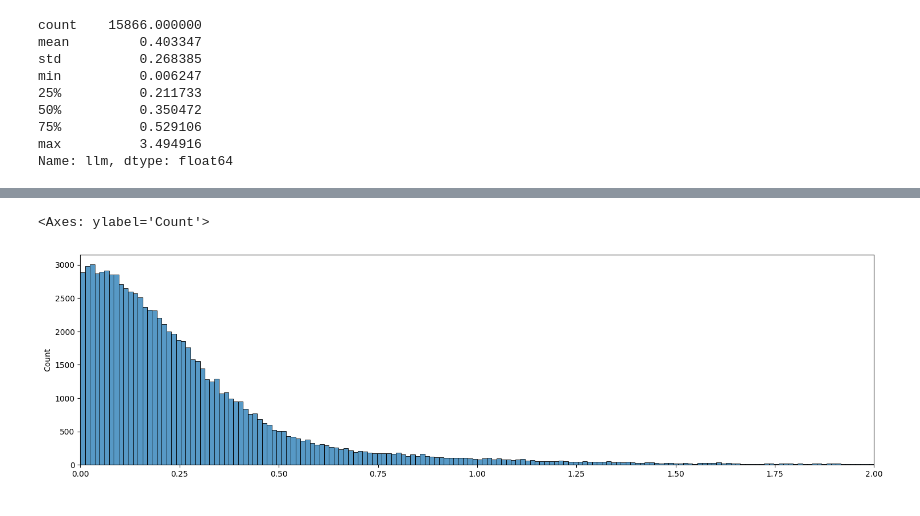
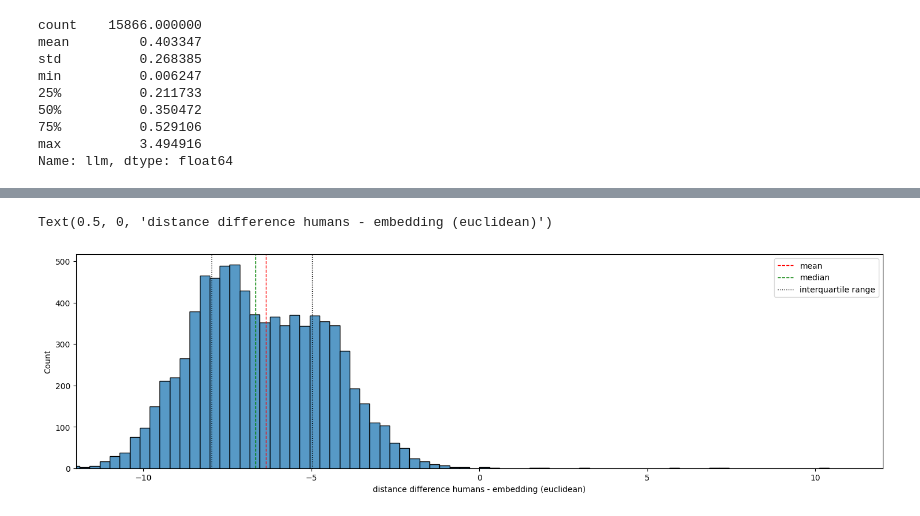
Before and after one commit to epfl-ada/ada-2024-project-adaspeedia, a Jupyter notebook: results.ipynb, the cells around one changed output, grey strips where cells are left out. Drawn from its saved outputs; the diff is of its cells as text; code cells hidden in the pictures.

```diff
--- a/results.ipynb
+++ b/results.ipynb
@@ -178,7 +178,7 @@ for path in paths_homing_in_humans:
 We use the sentence-transformers library to load the pre-trained BERT model and compute embeddings for each of our article titles. Then, we compute distances between these embeddings models, using both cosine similarity and Euclidean distance, which we return in a dataframe `similarities`.
 # %%
 from src.scripts.generate_embeddings_distances import get_embeddings_distances
-similarities = get_embeddings_distances(all_articles, all_distance_pairs, 'data/article_similarities.csv')
+distance_embeddings = get_embeddings_distances(all_articles, all_distance_pairs, 'data/article_similarities.csv')
 # %% [markdown]
 ## 5. Compute and analyze distances
 # %%
@@ -242,9 +294,6 @@ dtype: float64
 # %%
-distance_embeddings = pd.read_csv('data/article_similarities.csv')
-distance_embeddings['pair'] = distance_embeddings['pair'].apply(eval).apply(lambda x: (x[1], x[0]))
-# change the cosine similarity to a distance
-distance_embeddings['cosine_similarity'] = 1 - distance_embeddings['cosine_similarity']
+distance_embeddings['pair'] = distance_embeddings['pair'].apply(lambda x: (x[1], x[0]))
 
 # Create a dictionary that maps each article pair to its cosine similarity
-similarity_dict = dict(zip(distance_embeddings['pair'], distance_embeddings['cosine_similarity']))
-series_cosine_similarity = pd.Series(similarity_dict)
+similarity_dict = dict(zip(distance_embeddings['pair'], distance_embeddings['euclidean_distance']))
+series_distances_euclidean = pd.Series(similarity_dict)
@@ -251,11 +312,19 @@ series_cosine_similarity = pd.Series(similarity_dict)
 # %%
 intersection_index = series_distances_humans.index.intersection(series_cosine_similarity.index)
-distances_human_embedding_cosine = pd.DataFrame({'humans': series_distances_humans, 'embedding': series_cosine_similarity}, index=intersection_index)
-distance_differences_humans_cosine = pd.Series(abs(series_distances_humans - series_cosine_similarity), index=intersection_index)
+distances_human_embedding_euclidean = pd.DataFrame({'humans': series_distances_humans, 'embedding': series_distances_euclidean}, index=intersection_index)
+distance_differences_humans_euclidean = pd.Series(series_distances_humans - series_distances_euclidean, index=intersection_index)
 # %%
 plt.figure().set_figwidth(18)
-plt.xlim(0, 2)
-sns.histplot(distance_differences_humans_cosine)
+plt.xlim(-12,12)
+sns.histplot(distance_differences_humans_euclidean)
+# make the mean, median visible
+plt.axvline(distance_differences_humans_euclidean.mean(), color='red', linestyle='dashed', linewidth=1)
+plt.axvline(distance_differences_humans_euclidean.median(), color='green', linestyle='dashed', linewidth=1)
+# show the 25th and 75th percentile
+plt.axvline(distance_differences_humans_euclidean.quantile(0.25), color='black', linestyle='dotted', linewidth=1)
+plt.axvline(distance_differences_humans_euclidean.quantile(0.75), color='black', linestyle='dotted', linewidth=1)
+plt.legend(['mean', 'median', 'interquartile range'])
+plt.xlabel('distance difference humans - embedding (euclidean)')
 # %% [output]
-<Axes: ylabel='Count'>
+Text(0.5, 0, 'distance difference humans - embedding (euclidean)')
-[figure, old version]
+[figure, new version]
```
Also changed, not shown: parts of 14 cells of this notebook, 3 other files.
